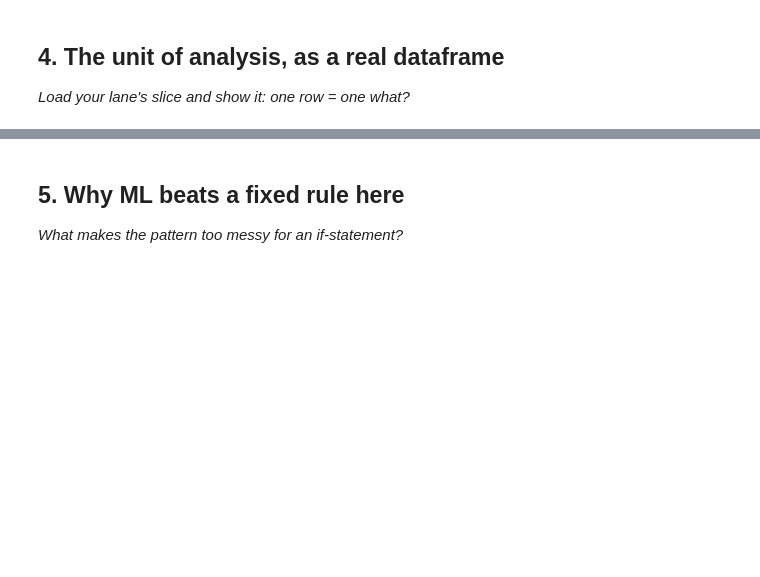
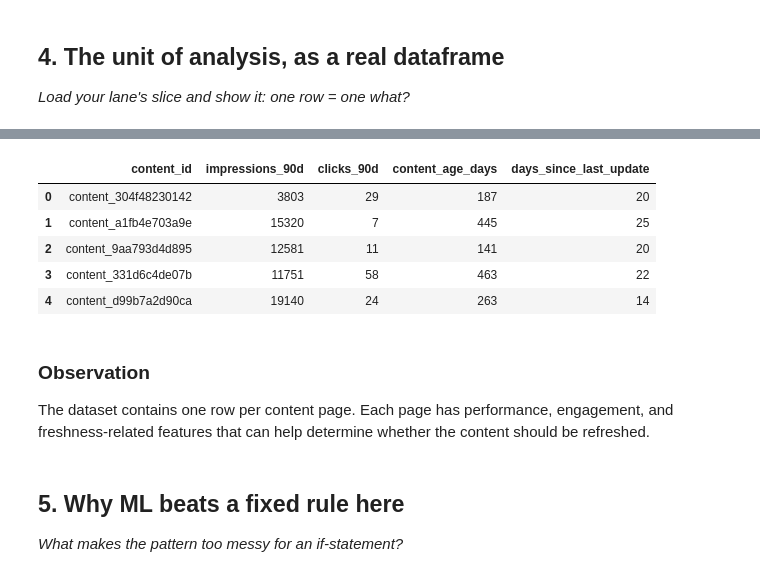
Before and after one commit to ihaseeb0081/flyrank-ml-internship-haseeb, a Jupyter notebook: work/notebooks/w02_ml_task_framing.ipynb, the cells around one changed output, grey strips where cells are left out. Saved outputs shown, nothing was run; the diff lists cells and outputs as text; code cells hidden in the pictures; blank space fills up the shorter version.

```diff
--- a/work/notebooks/w02_ml_task_framing.ipynb
+++ b/work/notebooks/w02_ml_task_framing.ipynb
@@ -25,3 +149,24 @@ This skeleton is yours to fill. Work the sections **in order** — each one has
+# %%
+df[
+    [
+        "content_id",
+        "impressions_90d",
+        "clicks_90d",
+        "content_age_days",
+        "days_since_last_update"
+    ]
+].head()
+# %% [output]
+|  | content_id | impressions_90d | clicks_90d | content_age_days | days_since_last_update |
+| 0 | content_304f48230142 | 3803 | 29 | 187 | 20 |
+| 1 | content_a1fb4e703a9e | 15320 | 7 | 445 | 25 |
+| 2 | content_9aa793d4d895 | 12581 | 11 | 141 | 20 |
+| 3 | content_331d6c4de07b | 11751 | 58 | 463 | 22 |
+| 4 | content_d99b7a2d90ca | 19140 | 24 | 263 | 14 |
+# %% [markdown]
+### Observation
+
+The dataset contains one row per content page. Each page has performance, engagement, and freshness-related features that can help determine whether the content should be refreshed.
 # %% [markdown]
 ## 5. Why ML beats a fixed rule here
 
```
Also changed, not shown: parts of 18 cells of this notebook.
